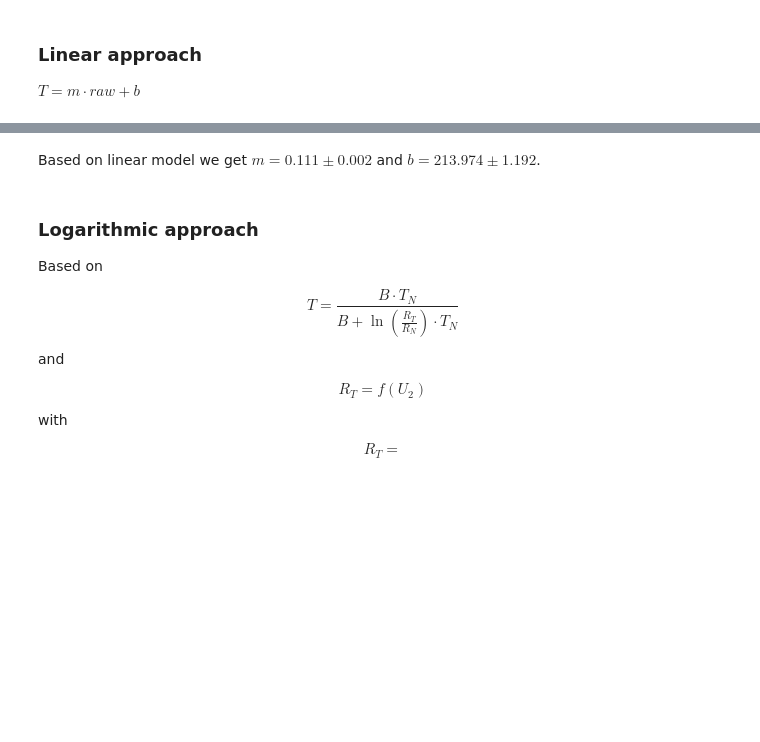
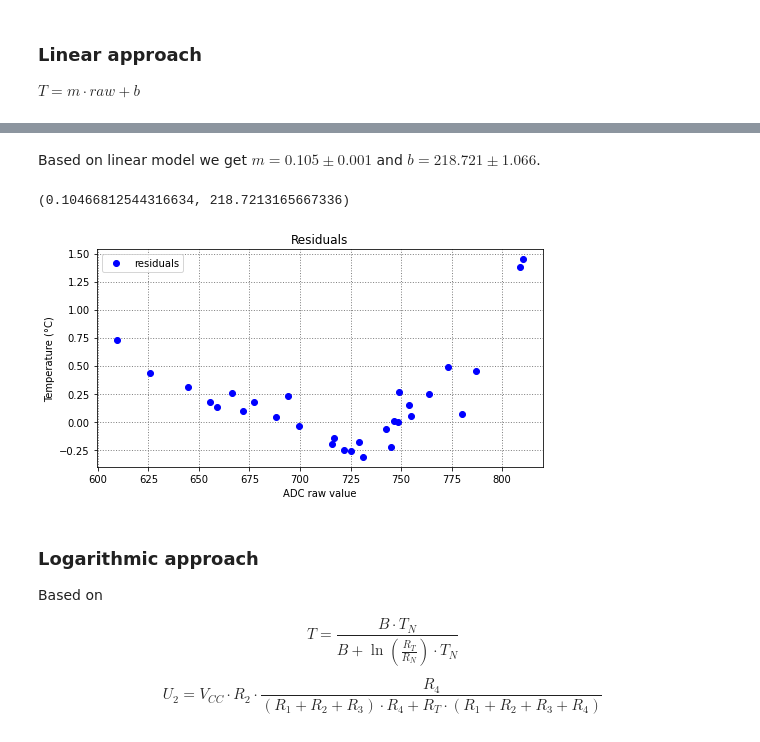
Before and after one commit to henrythasler/sensor-gateway, a Jupyter notebook: docs/temperature-calculation.ipynb, the cells around one changed output, grey strips where cells are left out. Cells and saved outputs as stored; diff of their text form; code cells hidden in the pictures; blank space fills up the shorter version.

```diff
--- a/docs/temperature-calculation.ipynb
+++ b/docs/temperature-calculation.ipynb
@@ -103,19 +114,34 @@ plt.ylabel('Temperature (°C)');
 # %%
-md("Based on linear model we get $m={:.3f} \pm {:.3f}$ and $b={:.3f} \pm {:.3f}$.".format(linParameter[0], stdevs[0], linParameter[1], stdevs[1]))
+md("Based on linear model we get $m={:.3f} \pm {:.3f}$ and $b={:.3f} \pm {:.3f}$.".format(a, stdevs[0], b, stdevs[1]))
 # %% [output]
-Based on linear model we get $m=0.111 \pm 0.002$ and $b=213.974 \pm 1.192$.
+Based on linear model we get $m=0.105 \pm 0.001$ and $b=218.721 \pm 1.066$.
+# %%
+a, b
+# %% [output]
+(0.10466812544316634, 218.7213165667336)
+# %%
+def func(x, m, b):
+    return m * x + b
+
+x_data = raw
+y_data = temp-func(x_data, 0.103, 219.74);
+
+plt.rcParams['figure.figsize'] = [8,4]
+plt.plot(x_data, y_data, 'bo', label='residuals');
+plt.grid(color='grey', linestyle=':', linewidth=1)
+
+plt.legend();
+plt.title('Residuals');
+plt.xlabel('ADC raw value');
+plt.ylabel('Temperature (°C)');
+# %% [output]
+[figure, added]
 # %% [markdown]
+
 ### Logarithmic approach
 
 Based on
 
 $$ T = \frac{B \cdot T_N}{B + \ln\left( \frac{R_T}{R_N} \right) \cdot T_N} $$
 
-and
-
-$$ R_T = f\left(U_2\right)$$
-
-with
-
-
-$$ R_T = $$
+$$ U_2 = V_{CC} \cdot R_2 \cdot \frac{R_4}{(R_1+R_2+R_3) \cdot R_4 + R_T \cdot \left(R_1+ R_2+ R_3 + R_4 \right)} $$
```
Also changed, not shown: parts of 16 cells of this notebook, 5 other files.
